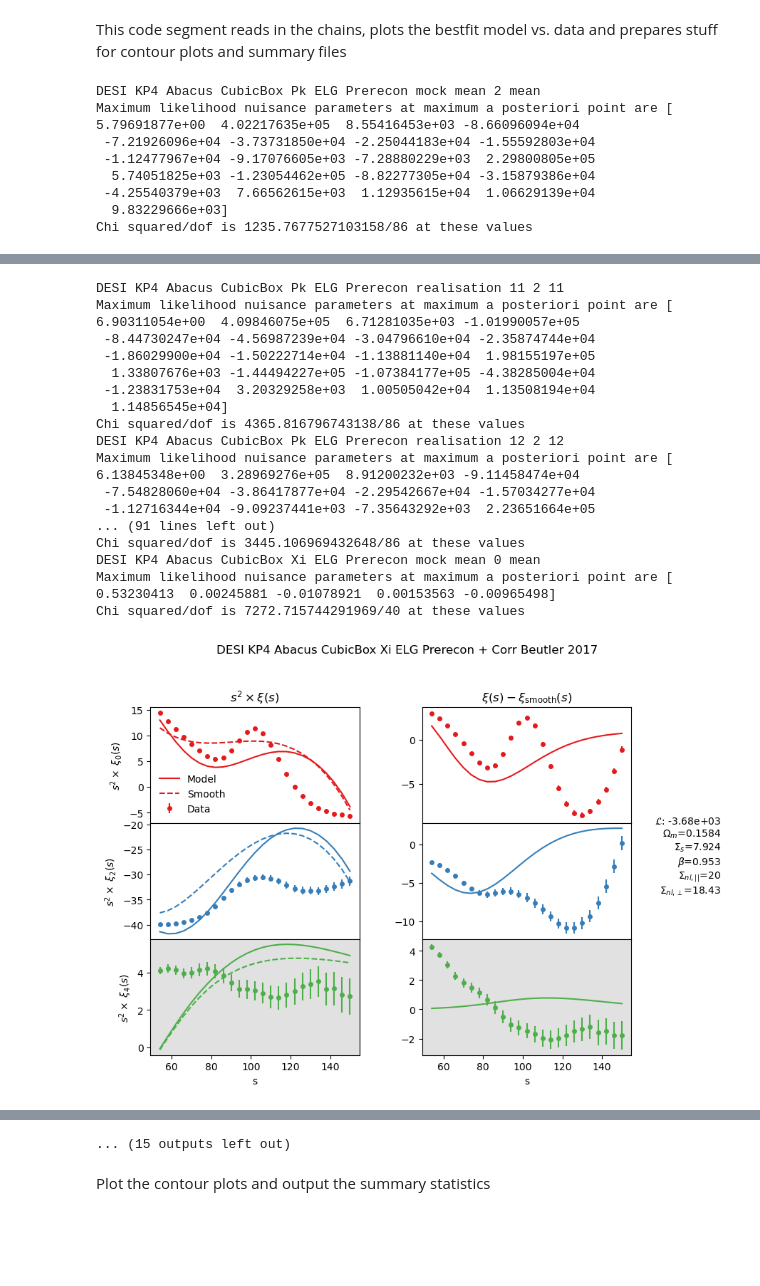
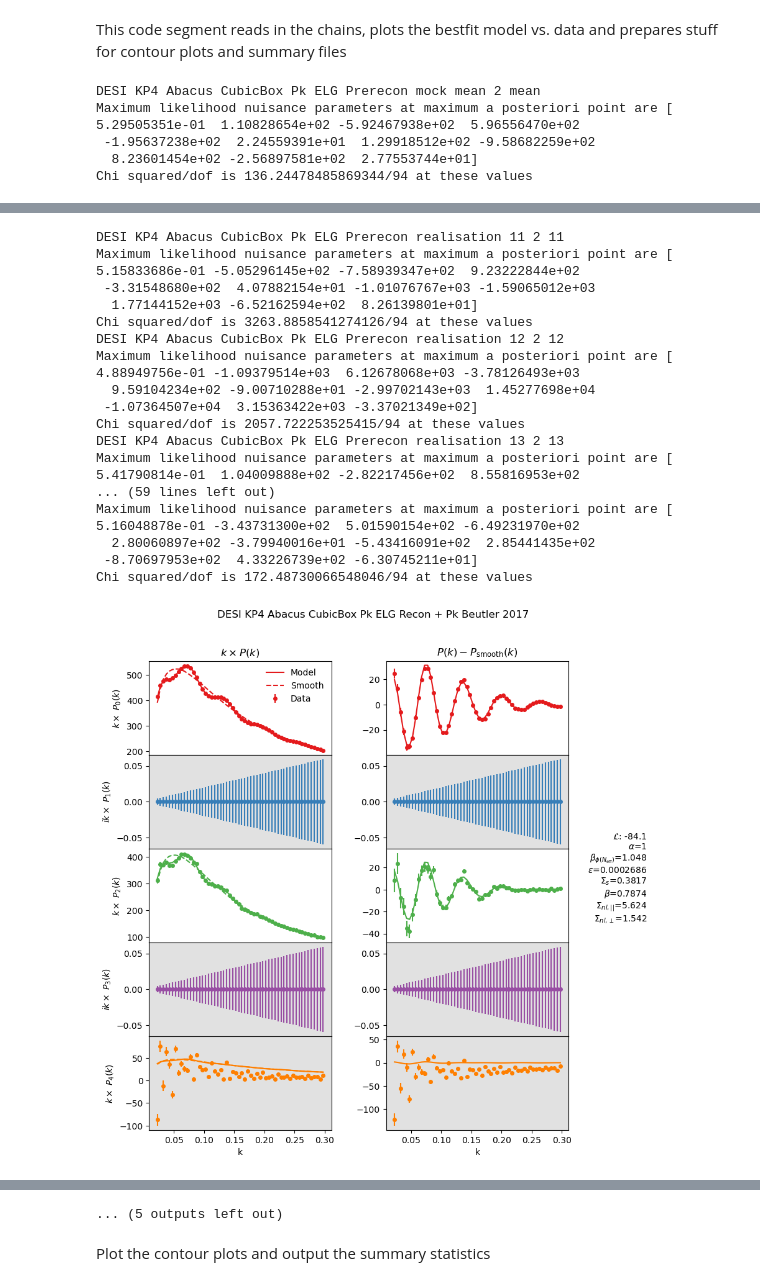
Before and after one commit to abbew25/Barry, a Jupyter notebook: cosmodesi_KP4ELG_examplecode_make_picklefiles/plot_desi_kp4_abacus_cubic_ELG.ipynb, the cells around one changed output, grey strips where cells are left out. Saved outputs shown, nothing was run; the diff lists cells and outputs as text; code cells hidden in the pictures; blank space fills up the shorter version.

Commit message:
adding codes to test barry with different settings

```diff
--- a/cosmodesi_KP4ELG_examplecode_make_picklefiles/plot_desi_kp4_abacus_cubic_ELG.ipynb
+++ b/cosmodesi_KP4ELG_examplecode_make_picklefiles/plot_desi_kp4_abacus_cubic_ELG.ipynb
@@ -30,15 +30,17 @@ from barry.utils import weighted_avg_and_cov # function for getting avg and cova
 
 omega_matter_free = False
 
-omega_matter_free_only = True
+omega_matter_free_only = False
 
 neff_free = False
 
 neff_free_only = False
 
-phase_shift_free = False #False
+phase_shift_free = True #False
 wallisch18 = False
 eh1998 = False
+spline = False
+poly = True
 
 CV = False
 
@@ -61,6 +63,13 @@ if phase_shift_free:
     if eh1998:
         pfn = "/global/u1/a/abbew25/barryrepo/Barry/cosmodesi_KP4ELG_examplecode_make_picklefiles/plots/desi_kp4_abacus_cubic_ELG_phaseshiftfree-eh1998/output/desi_kp4_abacus_cubic_ELG_phaseshiftfree-eh1998.fitter.pkl"
 
+    if poly:
+        pfn = "/global/u1/a/abbew25/barryrepo/Barry/cosmodesi_KP4ELG_examplecode_make_picklefiles/plots/desi_kp4_abacus_cubic_ELG_phaseshiftfree-polybroadband/output/desi_kp4_abacus_cubic_ELG_phaseshiftfree-polybroadband.fitter.pkl"
+
+    if spline:
+        pfn = "/global/u1/a/abbew25/barryrepo/Barry/cosmodesi_KP4ELG_examplecode_make_picklefiles/plots/desi_kp4_abacus_cubic_ELG_phaseshiftfree-splinebroadband/output/desi_kp4_abacus_cubic_ELG_phaseshiftfree-splinebroadband.fitter.pkl"
+
+
 if neff_free_only:
     pfn = "/global/u1/a/abbew25/barryrepo/Barry/cosmodesi_KP4ELG_examplecode_make_picklefiles/plots/desi_kp4_abacus_cubic_ELG_nefffree-alphaeps_fixed/output/desi_kp4_abacus_cubic_ELG_nefffree-alphaeps_fixed.fitter.pkl"
 
@@ -104,6 +113,9 @@ for posterior, weight, chain, evidence, model, data, extra in fitter.load():
     #continue
     CVfile = ''
 
+    if poly or spline:
+        if 'Xi' in extra['name']:
+            continue
 #     if CV:
 #         CVfile = 'CV'
 
@@ -165,8 +177,8 @@ for posterior, weight, chain, evidence, model, data, extra in fitter.load():
         #print(realisation)
         c[chain_bin].add_chain(df, weights=weight, **extra, plot_contour=True, plot_point=False, show_as_1d_prior=False)
         #print(df)
-    #else:
-    #    c[chain_bin].add_marker(params, **extra, marker_size=80)
+    else:
+        c[chain_bin].add_marker(params, **extra, marker_size=80)
 
     # Compute some summary statistics and add them to a dictionary
 
@@ -361,10 +373,7 @@ for posterior, weight, chain, evidence, model, data, extra in fitter.load():
 # print(beta_mean/count)
 # %% [output]
 DESI KP4 Abacus CubicBox Pk ELG Prerecon mock mean 2 mean
-Maximum likelihood nuisance parameters at maximum a posteriori point are [ 5.79691877e+00  4.02217635e+05  8.55416453e+03 -8.66096094e+04
- -7.21926096e+04 -3.73731850e+04 -2.25044183e+04 -1.55592803e+04
- -1.12477967e+04 -9.17076605e+03 -7.28880229e+03  2.29800805e+05
-  5.74051825e+03 -1.23054462e+05 -8.82277305e+04 -3.15879386e+04
- -4.25540379e+03  7.66562615e+03  1.12935615e+04  1.06629139e+04
-  9.83229666e+03]
-Chi squared/dof is 1235.7677527103158/86 at these values
+Maximum likelihood nuisance parameters at maximum a posteriori point are [ 5.29505351e-01  1.10828654e+02 -5.92467938e+02  5.96556470e+02
+ -1.95637238e+02  2.24559391e+01  1.29918512e+02 -9.58682259e+02
+  8.23601454e+02 -2.56897581e+02  2.77553744e+01]
+Chi squared/dof is 136.24478485869344/94 at these values
@@ -390,18 +399,18 @@ Chi squared/dof is 2963.7983971980348/86 at these values
 DESI KP4 Abacus CubicBox Pk ELG Prerecon realisation 11 2 11
-Maximum likelihood nuisance parameters at maximum a posteriori point are [ 6.90311054e+00  4.09846075e+05  6.71281035e+03 -1.01990057e+05
- -8.44730247e+04 -4.56987239e+04 -3.04796610e+04 -2.35874744e+04
- -1.86029900e+04 -1.50222714e+04 -1.13881140e+04  1.98155197e+05
-  1.33807676e+03 -1.44494227e+05 -1.07384177e+05 -4.38285004e+04
- -1.23831753e+04  3.20329258e+03  1.00505042e+04  1.13508194e+04
-  1.14856545e+04]
-Chi squared/dof is 4365.816796743138/86 at these values
+Maximum likelihood nuisance parameters at maximum a posteriori point are [ 5.15833686e-01 -5.05296145e+02 -7.58939347e+02  9.23222844e+02
+ -3.31548680e+02  4.07882154e+01 -1.01076767e+03 -1.59065012e+03
+  1.77144152e+03 -6.52162594e+02  8.26139801e+01]
+Chi squared/dof is 3263.8858541274126/94 at these values
 DESI KP4 Abacus CubicBox Pk ELG Prerecon realisation 12 2 12
-Maximum likelihood nuisance parameters at maximum a posteriori point are [ 6.13845348e+00  3.28969276e+05  8.91200232e+03 -9.11458474e+04
- -7.54828060e+04 -3.86417877e+04 -2.29542667e+04 -1.57034277e+04
- -1.12716344e+04 -9.09237441e+03 -7.35643292e+03  2.23651664e+05
-... (91 lines left out)
-Chi squared/dof is 3445.106969432648/86 at these values
-DESI KP4 Abacus CubicBox Xi ELG Prerecon mock mean 0 mean
-Maximum likelihood nuisance parameters at maximum a posteriori point are [ 0.53230413  0.00245881 -0.01078921  0.00153563 -0.00965498]
-Chi squared/dof is 7272.715744291969/40 at these values
+Maximum likelihood nuisance parameters at maximum a posteriori point are [ 4.88949756e-01 -1.09379514e+03  6.12678068e+03 -3.78126493e+03
+  9.59104234e+02 -9.00710288e+01 -2.99702143e+03  1.45277698e+04
+ -1.07364507e+04  3.15363422e+03 -3.37021349e+02]
+Chi squared/dof is 2057.722253525415/94 at these values
+DESI KP4 Abacus CubicBox Pk ELG Prerecon realisation 13 2 13
+Maximum likelihood nuisance parameters at maximum a posteriori point are [ 5.41790814e-01  1.04009888e+02 -2.82217456e+02  8.55816953e+02
+... (59 lines left out)
+Maximum likelihood nuisance parameters at maximum a posteriori point are [ 5.16048878e-01 -3.43731300e+02  5.01590154e+02 -6.49231970e+02
+  2.80060897e+02 -3.79940016e+01 -5.43416091e+02  2.85441435e+02
+ -8.70697953e+02  4.33226739e+02 -6.30745211e+01]
+Chi squared/dof is 172.48730066548046/94 at these values
-[figure, old version]
+[figure, new version]
@@ -462,4 +471,4 @@ Chi squared/dof is 2859.2884063299766/86 at these values
-... (15 outputs left out)
+... (5 outputs left out)
 # %% [markdown]
 Plot the contour plots and output the summary statistics
 # %%
```
Also changed, not shown: parts of 2 cells of this notebook, 3 other files.
